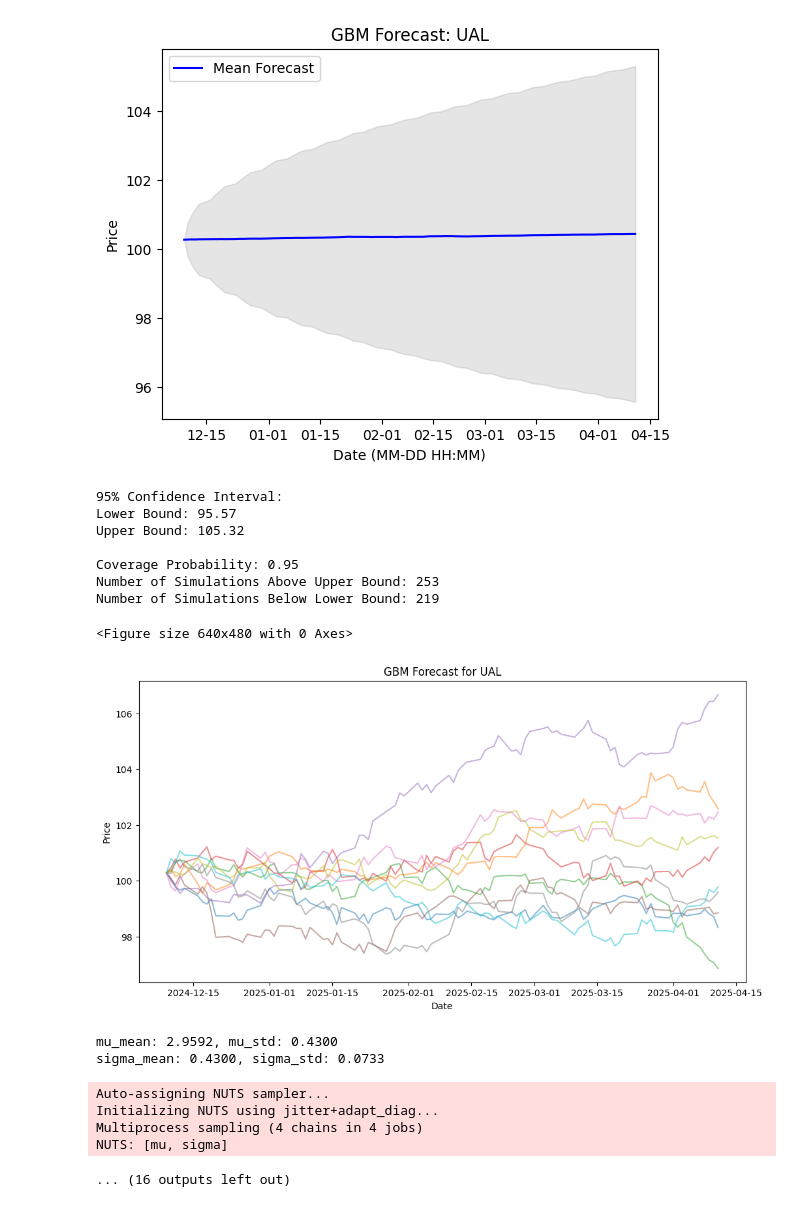
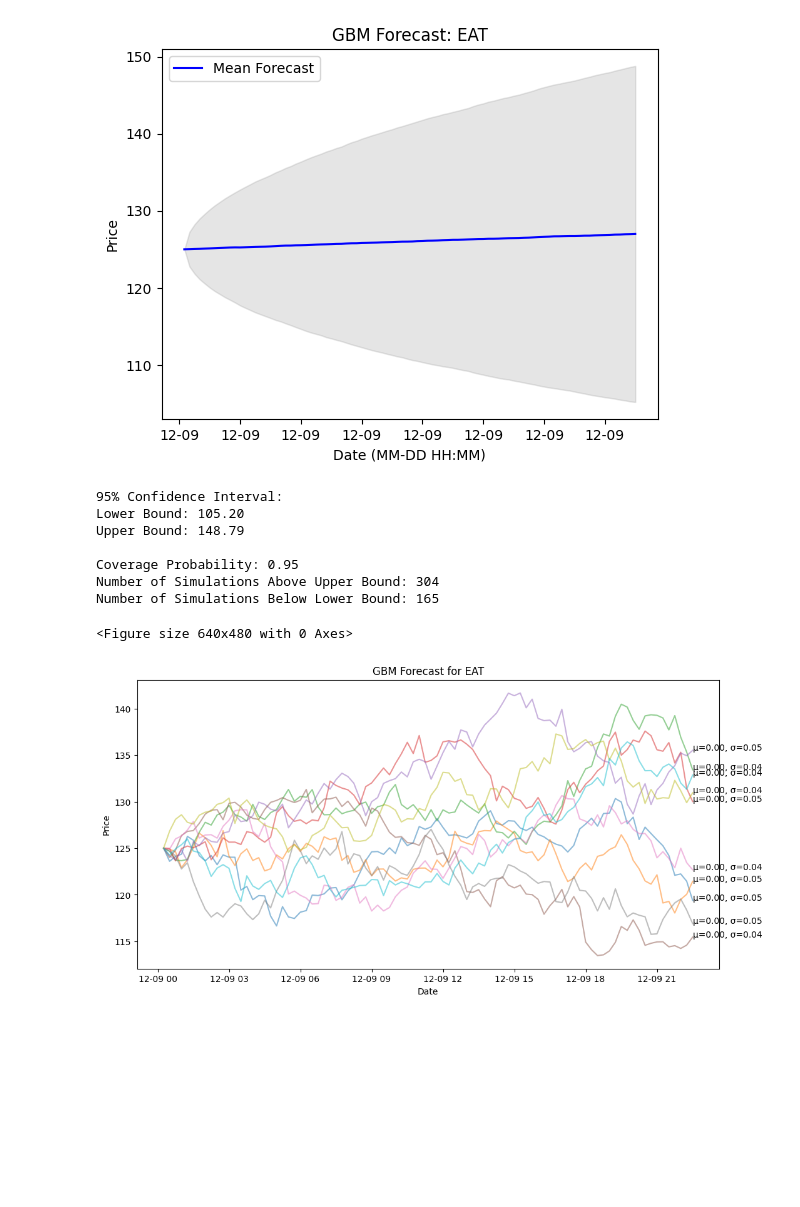
Before and after one commit to s-ye/ibkr, a Jupyter notebook: forecast.ipynb, the cells around one changed output. Saved outputs shown, nothing was run; the diff lists cells and outputs as text; code cells hidden in the pictures; blank space fills up the shorter version.

```diff
--- a/forecast.ipynb
+++ b/forecast.ipynb
@@ -4,16 +4,15 @@ from backtester import Backtester
 import warnings
 warnings.filterwarnings('ignore')
 
-stock = 'UAL'
+stock = 'EAT'
 
 if __name__ == "__main__":
     gbm_params = {
         'threshold': 2,
         'time_periods': 90,
-        'num_simulations': 10000,
+        'num_simulations': 50000,
     }
     backtester = Backtester(stock, 'SMART', 'USD')
-    backtester.forecast_1_day_1yr(gbm_params)
-    backtester.forecast_1_day_3m(gbm_params)
-    backtester.forecast_15_mins(gbm_params)
+    data = backtester.one_yr_1d_data
+    simulations, associated_mu, associated_sigma, forecast_dates = backtester.forecast_data(gbm_params, data)
 # %% [output]
@@ -33,17 +32,10 @@ Sampling 4 chains for 500 tune and 1_000 draw iterations (2_000 + 4_000 draws to
-[figure, old version]
+[figure, new version]
 95% Confidence Interval:
-Lower Bound: 95.57
-Upper Bound: 105.32
+Lower Bound: 105.20
+Upper Bound: 148.79
 
 Coverage Probability: 0.95
-Number of Simulations Above Upper Bound: 253
-Number of Simulations Below Lower Bound: 219
+Number of Simulations Above Upper Bound: 304
+Number of Simulations Below Lower Bound: 165
 <Figure size 640x480 with 0 Axes>
-[figure, old version]
+[figure, new version]
-mu_mean: 2.9592, mu_std: 0.4300
-sigma_mean: 0.4300, sigma_std: 0.0733
-Auto-assigning NUTS sampler...
-Initializing NUTS using jitter+adapt_diag...
-Multiprocess sampling (4 chains in 4 jobs)
-NUTS: [mu, sigma]
-... (16 outputs left out)
```
Also changed, not shown: parts of 1 cell of this notebook, 23 other files.
